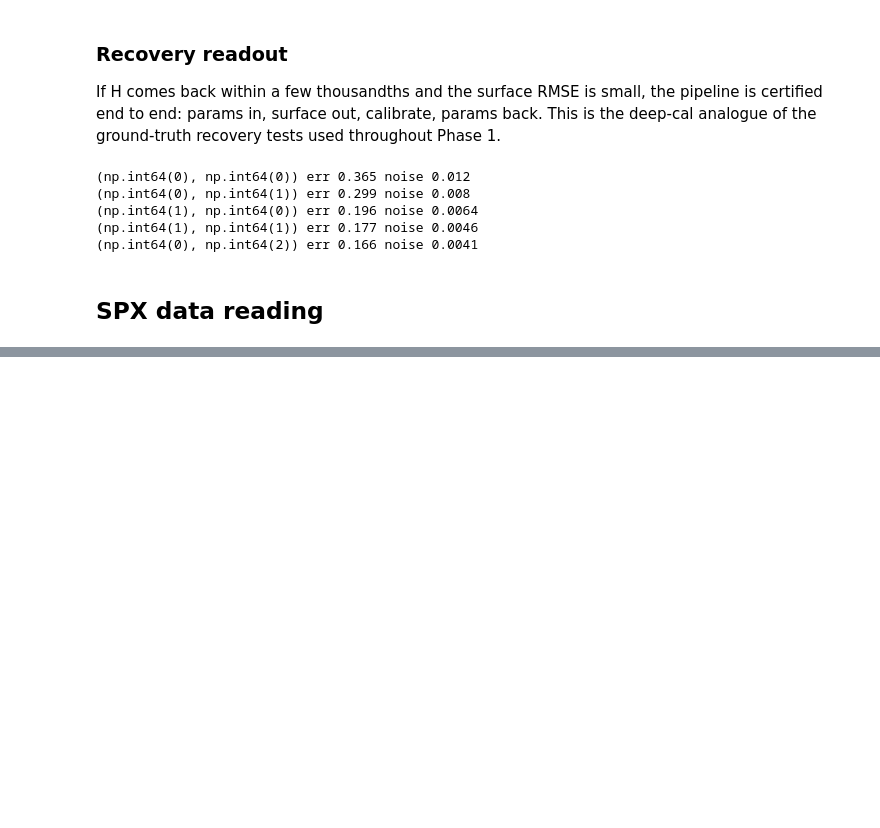
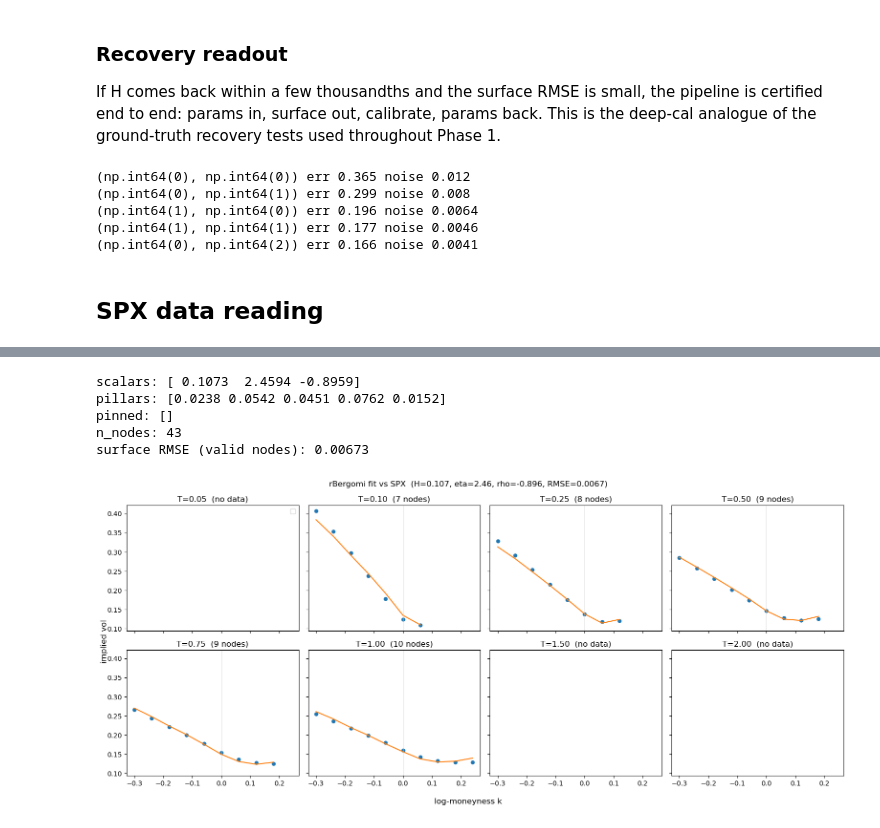
Before and after one commit to Kunvuthi/quant-project, a Jupyter notebook: notebooks/18_rbergomi_deep_calibration.ipynb, the cells around one changed output, grey strips where cells are left out. Cells and saved outputs as stored; diff of their text form; code cells hidden in the pictures; blank space fills up the shorter version.

Commit message:
Fix model calibration to SPX by introducing constraints and added results

```diff
--- a/notebooks/18_rbergomi_deep_calibration.ipynb
+++ b/notebooks/18_rbergomi_deep_calibration.ipynb
@@ -245,0 +246,48 @@ dtes:     [19, None, 93, 184, 274, 366, None, None]
+# %%
+# out = calibrate(mkt["surface"], checkpoint_name="surfacenet_ts.pt",
+#                 market_valid=mkt["market_valid"], steps=800)
+print("scalars:", np.round(out["scalars"], 4))
+print("pillars:", np.round(out["pillars"], 4))
+print("pinned:", np.round(out["pinned"], 4))
+print("n_nodes:", out["n_nodes"])
+print("surface RMSE (valid nodes):", round(out["surface_rmse"], 5))
+# %% [output]
+scalars: [ 0.1073  2.4594 -0.8959]
+pillars: [0.0238 0.0542 0.0451 0.0762 0.0152]
+pinned: []
+n_nodes: 43
+surface RMSE (valid nodes): 0.00673
+# %%
+import torch, numpy as np
+import matplotlib.pyplot as plt
+from calibration.deep_cal.calibrate import load_model
+from calibration.deep_cal.surface import MATURITIES, LOG_MONEYNESS
+
+net, ckpt = load_model("surfacenet_ts.pt"); net = net.double()
+xm = np.asarray(ckpt["x_mean"]); xs = np.asarray(ckpt["x_std"])
+ym = np.asarray(ckpt["y_mean"]); ysd = np.asarray(ckpt["y_std"])
+
+theta = out["theta"]
+with torch.no_grad():
+    tn = (torch.tensor(theta) - torch.tensor(xm)) / torch.tensor(xs)
+    fit = (net(tn.unsqueeze(0)).squeeze(0) * torch.tensor(ysd) + torch.tensor(ym)).numpy()
+fit = fit.reshape(8, 11)
+
+mv = mkt["market_valid"]
+mkt_surf = mkt["surface"]
+
+fig, axes = plt.subplots(2, 4, figsize=(16, 7), sharex=True, sharey=True)
+for i, ax in enumerate(axes.flat):
+    m = mv[i]
+    if m.sum() == 0:
+        ax.set_title(f"T={MATURITIES[i]:.2f}  (no data)"); continue
+    ax.plot(LOG_MONEYNESS[m], mkt_surf[i][m], "o", label="market", ms=5)
+    ax.plot(LOG_MONEYNESS[m], fit[i][m], "-", label="rBergomi fit")
+    ax.set_title(f"T={MATURITIES[i]:.2f}  ({int(m.sum())} nodes)")
+    ax.axvline(0, color="0.8", lw=0.5)
+axes[0,0].legend()
+fig.supxlabel("log-moneyness k"); fig.supylabel("implied vol")
+fig.suptitle(f"rBergomi fit vs SPX  (H={theta[0]:.3f}, eta={theta[1]:.2f}, rho={theta[2]:.3f}, RMSE={out['surface_rmse']:.4f})")
+fig.tight_layout(); plt.show()
+# %% [output]
+[figure, added]
```
Also changed, not shown: parts of 2 cells of this notebook, 1 other file.
